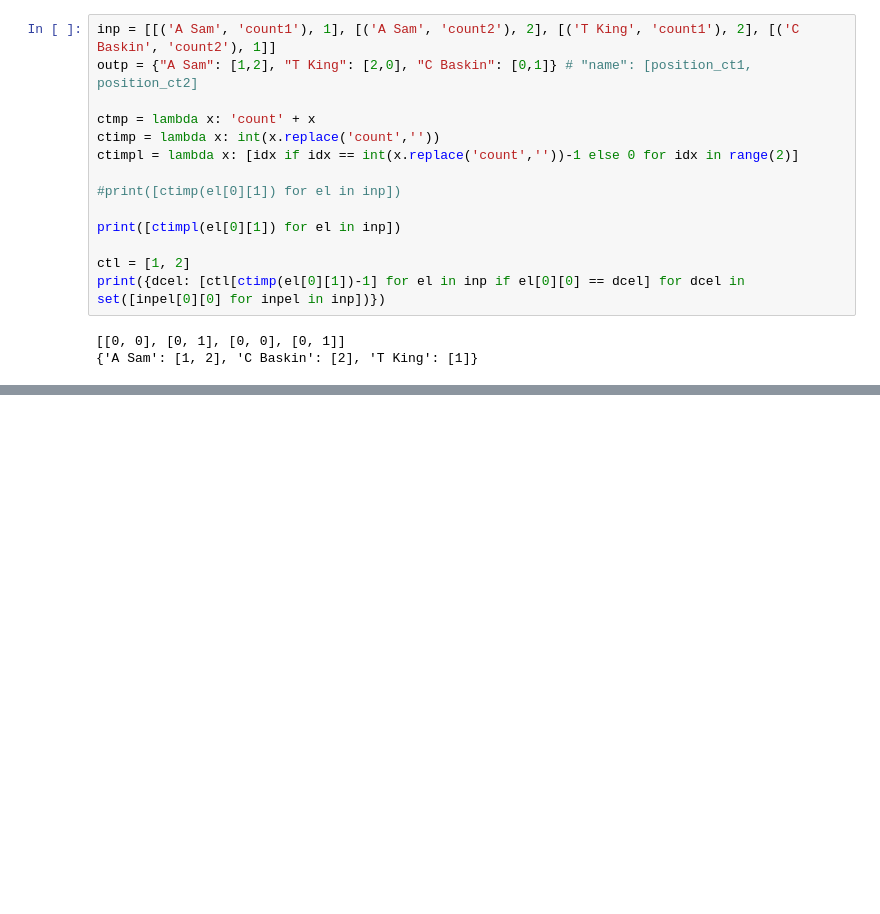
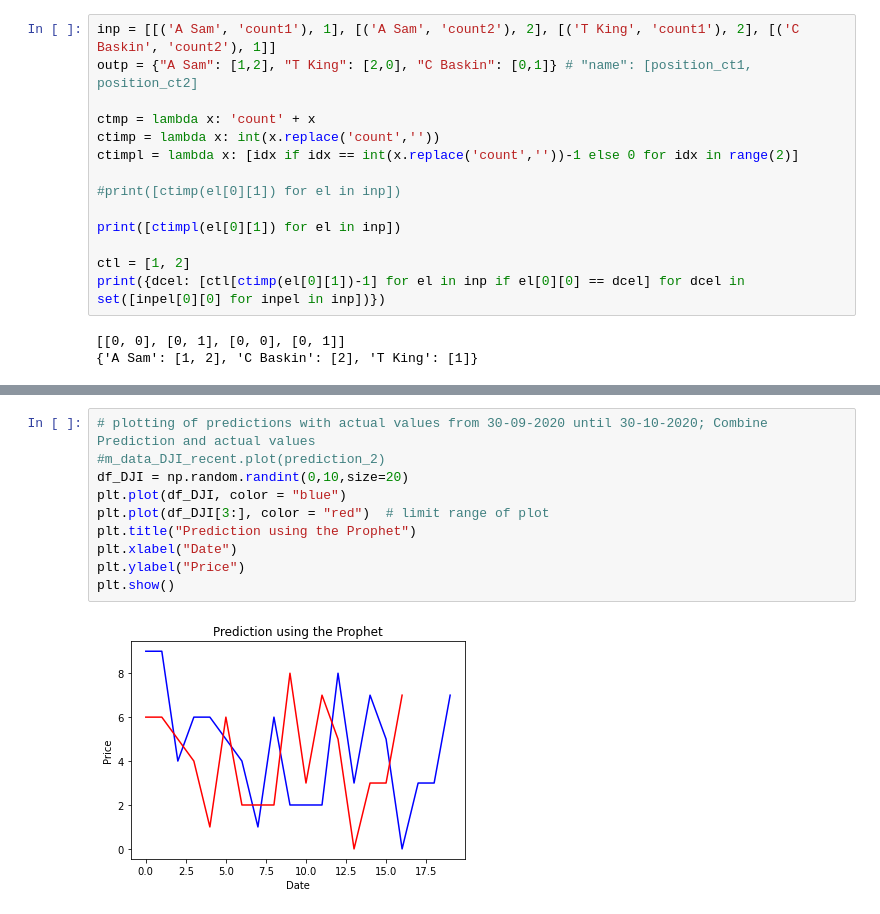
Before and after one commit to Unilmalas/TextAI, a Jupyter notebook: snippets 39.ipynb, the cells around one changed output, grey strips where cells are left out. Cells and saved outputs as stored; diff of their text form; blank space fills up the shorter version.

```diff
--- a/snippets 39.ipynb
+++ b/snippets 39.ipynb
@@ -430,0 +943,12 @@ if __name__ == '__main__':
+# %%
+# plotting of predictions with actual values from 30-09-2020 until 30-10-2020; Combine Prediction and actual values
+#m_data_DJI_recent.plot(prediction_2)
+df_DJI = np.random.randint(0,10,size=20)
+plt.plot(df_DJI, color = "blue")
+plt.plot(df_DJI[3:], color = "red")  # limit range of plot
+plt.title("Prediction using the Prophet")
+plt.xlabel("Date")
+plt.ylabel("Price")
+plt.show()
+# %% [output]
+[figure, added]
```
Also changed, not shown: parts of 31 cells of this notebook.
